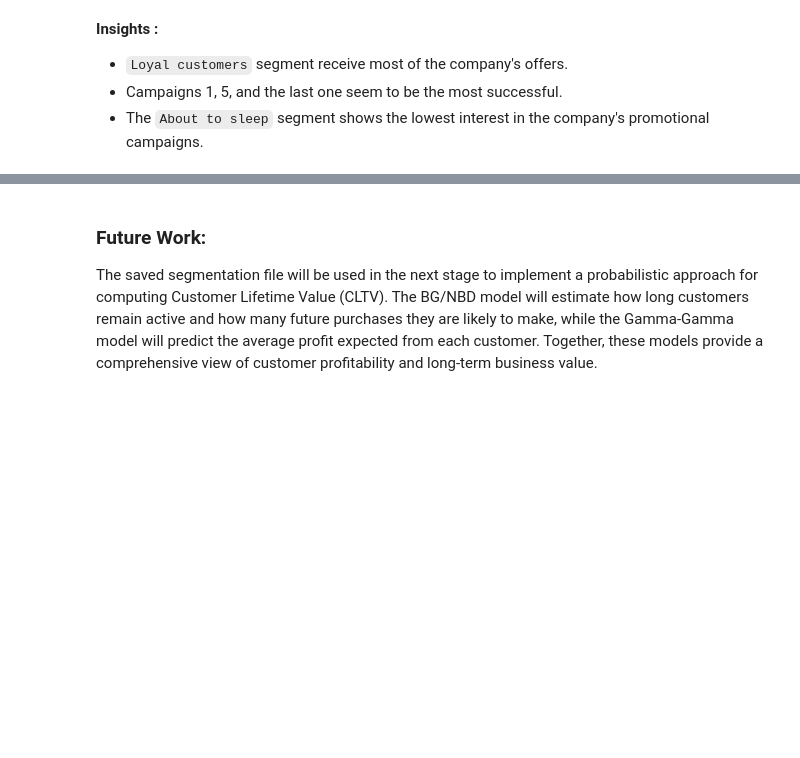
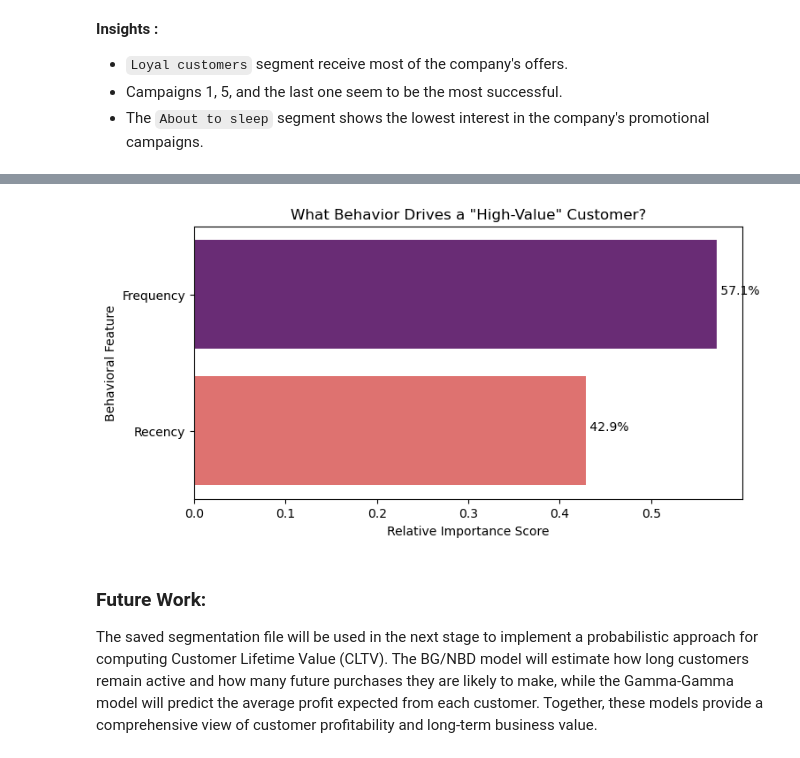
Before and after one commit to annugit1655/Customer-Behaviour-Analysis-with-CLTV, a Jupyter notebook: notebooks/02-RFM-Segmentation.ipynb, the cells around one changed output, grey strips where cells are left out. Drawn from its saved outputs; the diff is of its cells as text; code cells hidden in the pictures; blank space fills up the shorter version.

```diff
--- a/notebooks/02-RFM-Segmentation.ipynb
+++ b/notebooks/02-RFM-Segmentation.ipynb
@@ -833,3 +977,32 @@ plt.show()
+# %%
+#  Feature Importance Analysis
+# Retrieve the Random Forest model we trained
+rf_model = models["Random Forest"]
+
+# Extract importance scores
+importances = rf_model.feature_importances_
+feature_names = X.columns # ['Recency', 'Frequency']
+
+# Create a DataFrame for easy plotting
+importance_df = pd.DataFrame({
+    'Feature': feature_names,
+    'Importance': importances
+}).sort_values(by='Importance', ascending=False)
+
+# Plotting
+plt.figure(figsize=(8, 4))
+sns.barplot(x='Importance', y='Feature', data=importance_df, palette='magma')
+plt.title('What Behavior Drives a "High-Value" Customer?')
+plt.xlabel('Relative Importance Score')
+plt.ylabel('Behavioral Feature')
+
+# Add percentage text to bars
+for index, value in enumerate(importance_df['Importance']):
+    plt.text(value, index, f" {value*100:.1f}%")
+
+plt.show()
+# %% [output]
+[figure, added]
 # %% [markdown]
 ### **Future Work:**
 
```
Also changed, not shown: parts of 13 cells of this notebook.
